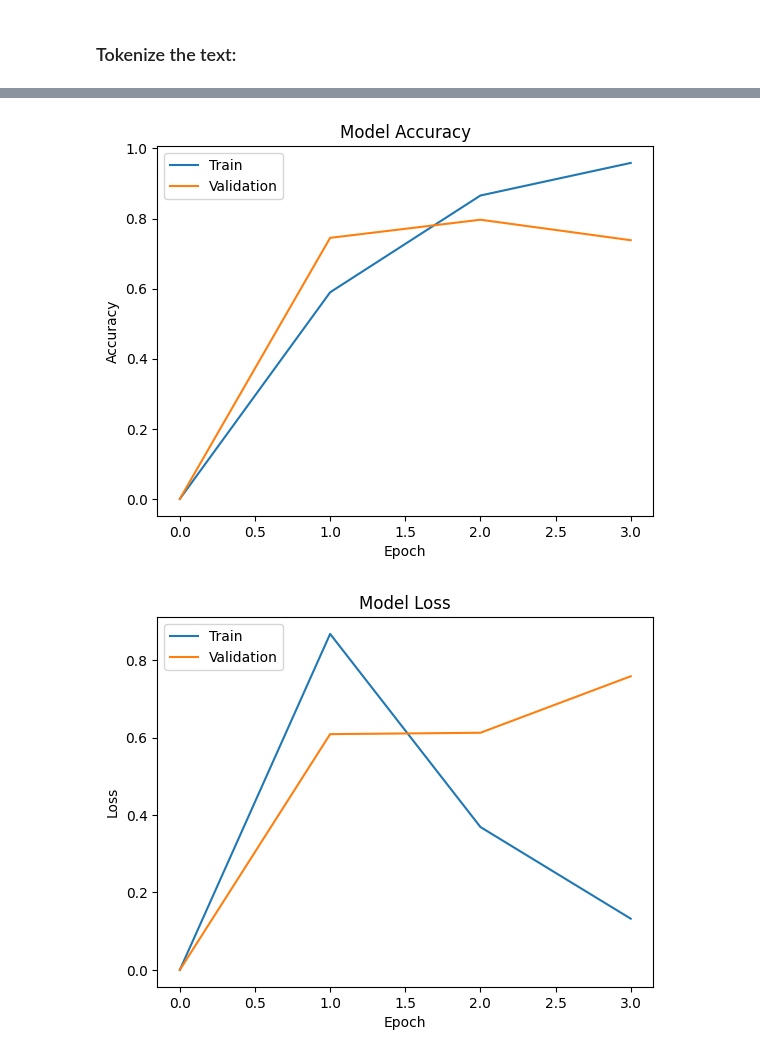
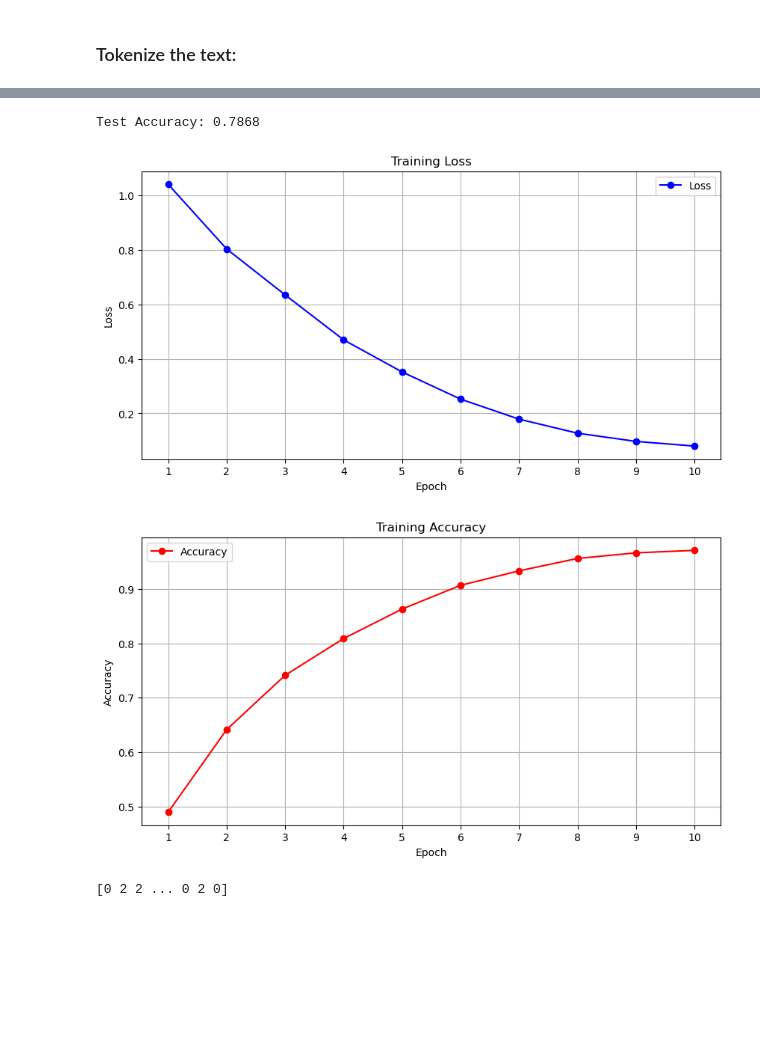
Before and after one commit to abla-ha/Text-classification-on-Authors-dataset, a Jupyter notebook: Tp3.ipynb, the cells around one changed output, grey strips where cells are left out. Cells and saved outputs as stored; diff of their text form; code cells hidden in the pictures; blank space fills up the shorter version.

```diff
--- a/Tp3.ipynb
+++ b/Tp3.ipynb
@@ -88,30 +186,51 @@ Test Loss: 0.7583, Test Accuracy: 0.7383
+# %%
+
+# Evaluation
+model.eval()
+total_correct = 0
+total_samples = 0
+with torch.no_grad():
+    for batch in test_loader:
+        input_ids = batch['input_ids'].to(device)
+        labels = batch['labels'].to(device)
+        outputs = model(input_ids)
+        _, predicted = torch.max(outputs, 1)
+        total_correct += (predicted == labels).sum().item()
+        total_samples += labels.size(0)
+
+test_accuracy = total_correct / total_samples
+print(f'Test Accuracy: {test_accuracy:.4f}')
+# %% [output]
+Test Accuracy: 0.7868
 # %%
-
 import matplotlib.pyplot as plt
 
-# Define the training and validation accuracy and loss
-train_acc = [0,0.5896, 0.8658, 0.9588]
-val_acc = [0,0.7450, 0.7967, 0.7383]
-train_loss = [0,0.8676, 0.3690, 0.1323]
-val_loss = [0,0.6088, 0.6124, 0.7583]
+# Define the values
+epochs = range(1, 11)  # Assuming 10 epochs
+loss_values = [1.0402, 0.8030, 0.6345, 0.4696, 0.3519, 0.2522, 0.1788, 0.1273, 0.0972, 0.0800]
+accuracy_values = [0.4897, 0.6414, 0.7413, 0.8088, 0.8630, 0.9066, 0.9332, 0.9560, 0.9663, 0.9709]
 
-# Plot the training and validation accuracy
-plt.plot(train_acc)
-plt.plot(val_acc)
-plt.title('Model Accuracy')
-plt.ylabel('Accuracy')
+# Plot the loss
+plt.figure(figsize=(10, 5))
+plt.plot(epochs, loss_values, marker='o', color='b', label='Loss')
+plt.title('Training Loss')
 plt.xlabel('Epoch')
-plt.legend(['Train', 'Validation'], loc='upper left')
+plt.ylabel('Loss')
+plt.xticks(epochs)
+plt.legend()
+plt.grid(True)
 plt.show()
 
-# Plot the training and validation loss
-plt.plot(train_loss)
-plt.plot(val_loss)
-plt.title('Model Loss')
-plt.ylabel('Loss')
+# Plot the accuracy
+plt.figure(figsize=(10, 5))
+plt.plot(epochs, accuracy_values, marker='o', color='r', label='Accuracy')
+plt.title('Training Accuracy')
 plt.xlabel('Epoch')
-plt.legend(['Train', 'Validation'], loc='upper left')
+plt.ylabel('Accuracy')
+plt.xticks(epochs)
+plt.legend()
+plt.grid(True)
 plt.show()
 # %% [output]
-[figure, old version]
+[figure, new version]
-[figure, old version]
+[figure, new version]
@@ -117,0 +244,12 @@ plt.show()
+# %%
+from sklearn.preprocessing import LabelEncoder
+
+# Define label encoder
+label_encoder = LabelEncoder()
+label_encoder.fit(df['author'].tolist())  # Assuming df is your DataFrame and "author" is the column containing labels
+
+# Convert train labels to numerical format
+train_labels_encoded = label_encoder.transform(train_labels)
+print(train_labels_encoded)
+# %% [output]
+[0 2 2 ... 0 2 0]
```
Also changed, not shown: parts of 14 cells of this notebook, 1 other file.
